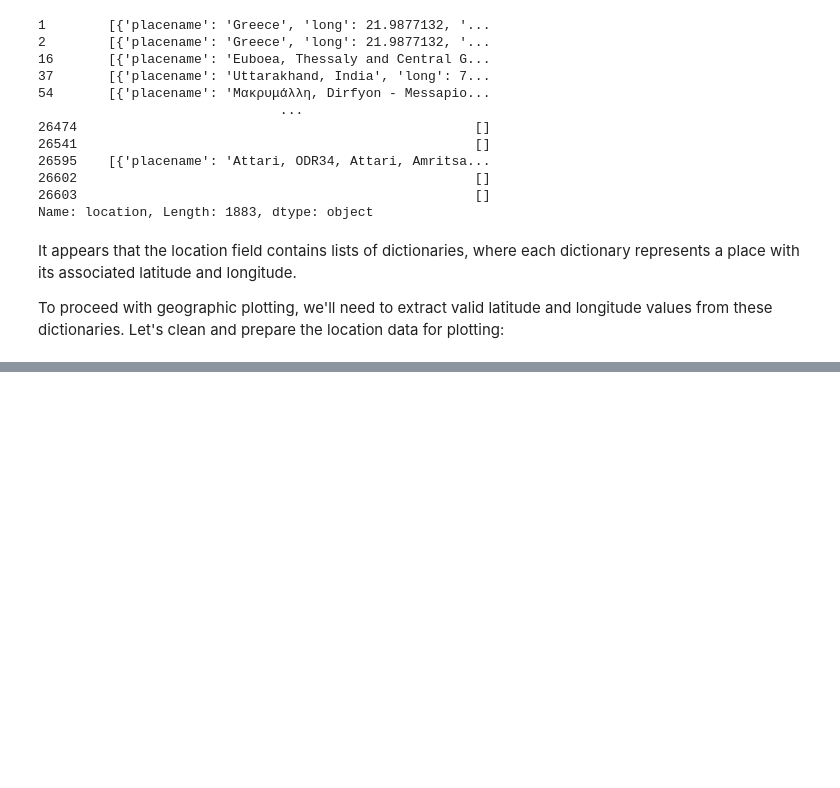
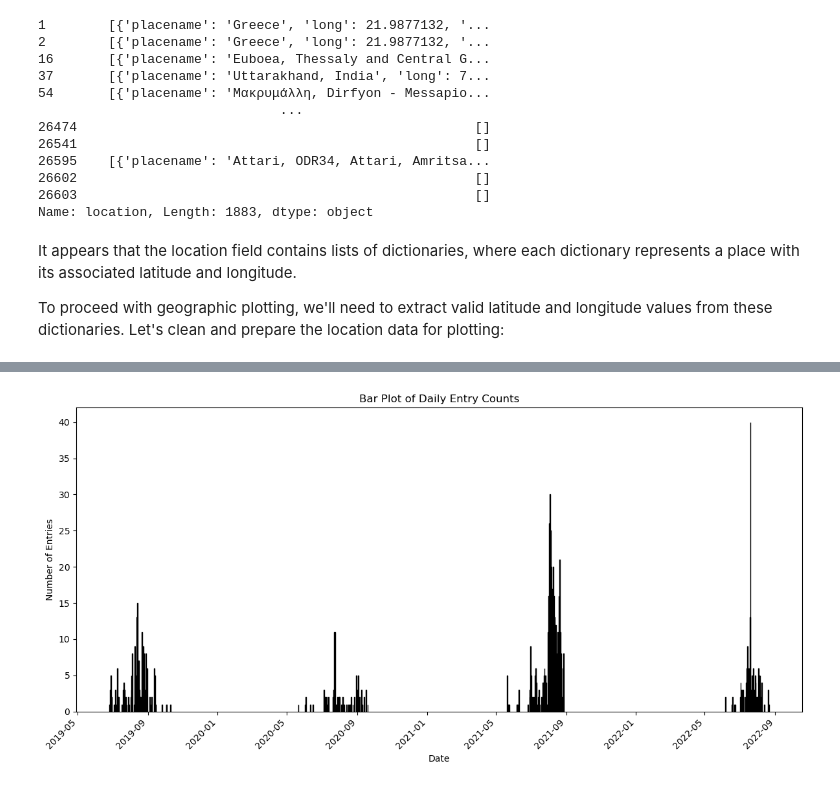
Before and after one commit to AlexEco1/Wildfires_in_Greece, a Jupyter notebook: Hackathon_Tutorial_GreekFires.ipynb, the cells around one changed output, grey strips where cells are left out. Cells and saved outputs as stored; diff of their text form; code cells hidden in the pictures; blank space fills up the shorter version.

```diff
--- a/Hackathon_Tutorial_GreekFires.ipynb
+++ b/Hackathon_Tutorial_GreekFires.ipynb
@@ -367,0 +408,36 @@ NameError: name 'gpd' is not defined
+# %%
+filtered_df['timestamp'] = pd.to_datetime(filtered_df['timestamp'])
+
+# Group by date
+groups = filtered_df.groupby(filtered_df['timestamp'].dt.date)
+
+# Iterate through groups and create smaller daily datasets
+daily_datasets = {}
+for date, group in groups:
+    daily_datasets[date] = group.copy()
+# %%
+# Create an empty dictionary to store the daily entry counts
+entry_counts = {}
+
+# Iterate through the daily datasets
+for date, daily_df in daily_datasets.items():
+    entry_count = len(daily_df)  # Count the entries in the daily DataFrame
+    entry_counts[date] = entry_count  # Store the count in the dictionary
+
+# Convert the entry counts dictionary to a Pandas Series for further analysis or plotting
+entry_counts_series = pd.Series(entry_counts)
+# %%
+# Create a bar plot of entry counts with dates as labels
+plt.figure(figsize=(12, 6))
+plt.bar(entry_counts_series.index, entry_counts_series, color='skyblue', edgecolor='black', width=1.0)
+plt.title('Bar Plot of Daily Entry Counts')
+plt.xlabel('Date')
+plt.ylabel('Number of Entries')
+
+# Rotate the x-axis tick labels for better readability
+plt.xticks(rotation=45, ha='right')
+
+plt.tight_layout()
+plt.show()
+# %% [output]
+[figure, added]
```
Also changed, not shown: parts of 15 cells of this notebook.
